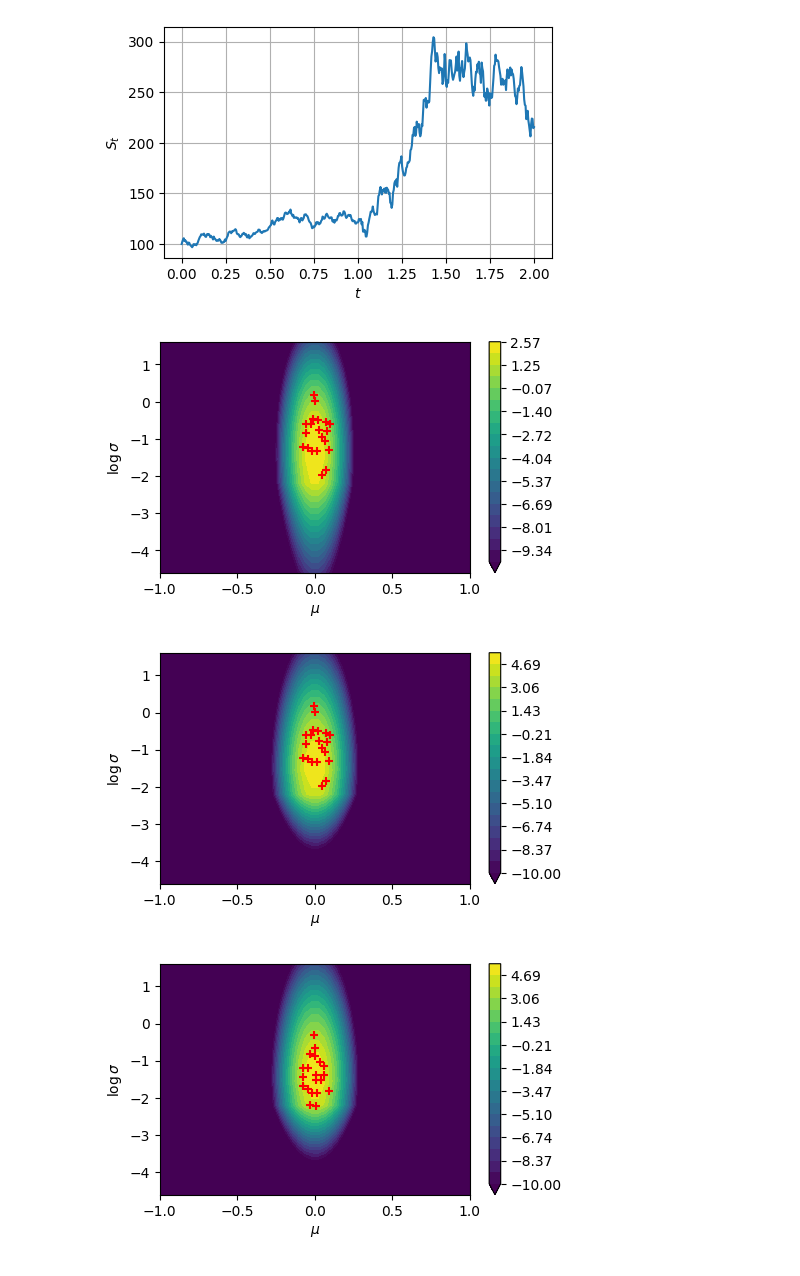
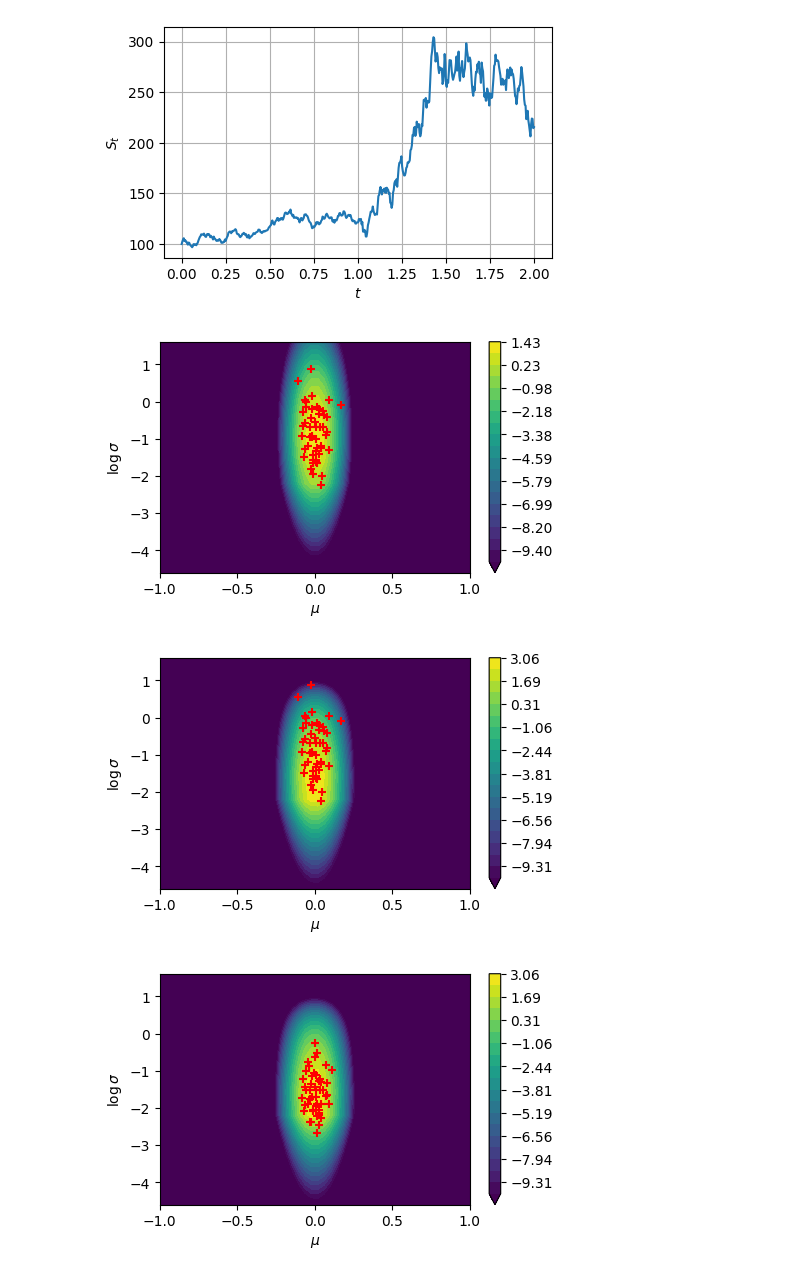
Before and after one commit to NinoCourtecuisse/MastersThesis, a Jupyter notebook: models/test.ipynb, the cells around one changed output. Drawn from its saved outputs; the diff is of its cells as text; code cells hidden in the pictures.

Commit message:
kde prior implementation

```diff
--- a/models/test.ipynb
+++ b/models/test.ipynb
@@ -9,7 +8,7 @@ import matplotlib.pyplot as plt
 # %%
 from torch.distributions import Distribution
 
-class Prior:
+class IndependentPrior:
     def __init__(self, dists: list[Distribution]):
         self.dists = dists
         self.dim = len(dists)
@@ -55,23 +54,22 @@ plt.show()
 # %%
 torch.manual_seed(0)
 #pi_0 = Prior(dists = [Uniform(-1.0, 1.0), Uniform(1e-4, 1.0)])
-pi_0 = Prior(dists=[
+pi_0 = IndependentPrior(dists=[
     Normal(loc=torch.tensor(0.0), scale=torch.tensor(0.05)),
-    LogNormal(loc=torch.tensor(math.log(0.4)), scale=torch.tensor(0.7))
+    Normal(loc=torch.log(torch.tensor(0.4)), scale=torch.tensor(0.7))
 ])
-n_particles = 20
+n_particles = 50
 
 pc = ParticleCloud(model, pi_0, n_particles, tau = 0.1)
-fig = pc.plot_prior()
+fig = pc.plot(background='prior')
 # %% [output]
-[figure, old version]
+[figure, new version]
 # %%
-#t0 = 30
 data1 = S[:t1]
-fig = pc.plot_posterior(data1)
+fig = pc.plot(background='posterior', new_data=data1)
 
 pc.update_svgd(data1, n_steps = 1000, lr = 0.01, h = -1)
-fig = pc.plot_posterior(data1)
+fig = pc.plot(background='posterior', new_data=data1)
 # %% [output]
-[figure, old version]
+[figure, new version]
-[figure, old version]
+[figure, new version]
```
Also changed, not shown: parts of 2 cells of this notebook, 2 other files.
